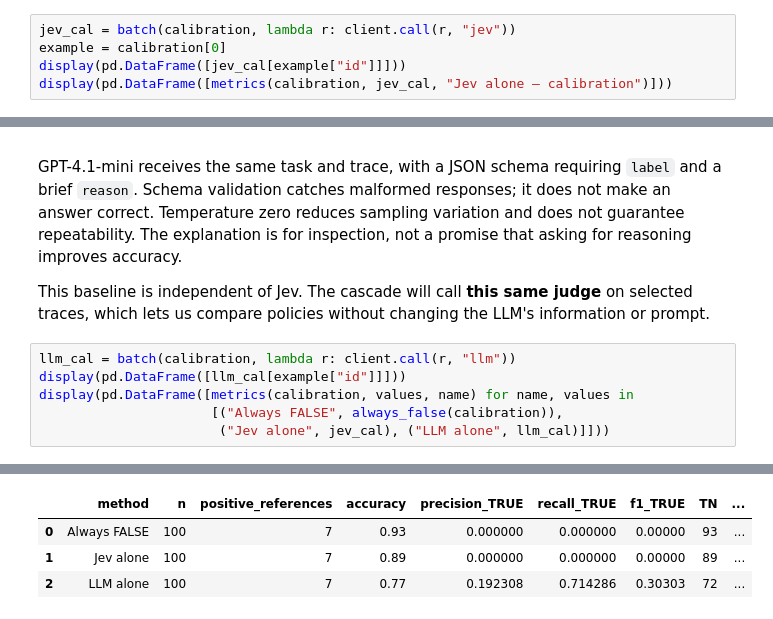
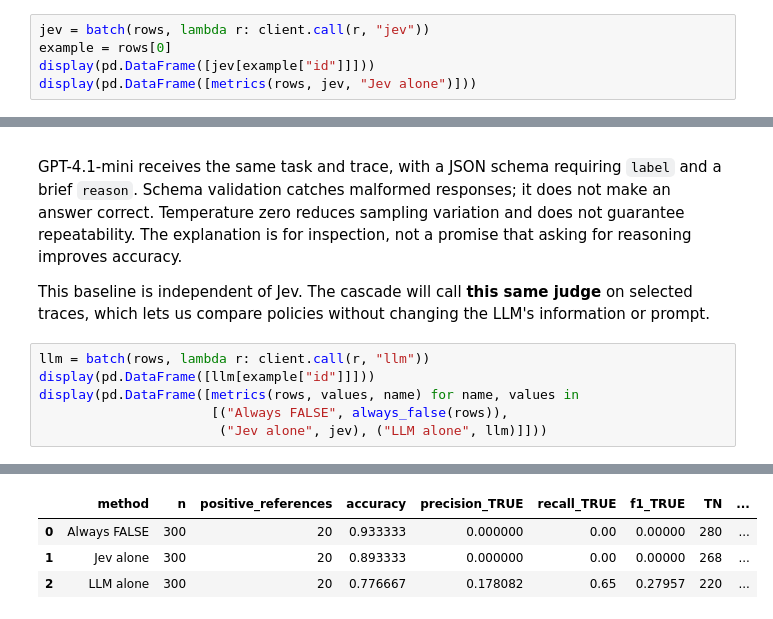
Before and after one commit to The-Gen-Academy/Mastering-Agentic-AI-Week4-Session1, a Jupyter notebook: AI-Evals-Principles/routing_agent_evals/llm_as_judge.ipynb, the cells around one changed output, grey strips where cells are left out. Drawn from its saved outputs; the diff is of its cells as text.

```diff
--- a/AI-Evals-Principles/routing_agent_evals/llm_as_judge.ipynb
+++ b/AI-Evals-Principles/routing_agent_evals/llm_as_judge.ipynb
@@ -234,9 +212,9 @@ and check its relationship with errors on our own data.
 [Choice documentation](https://docs.typesafe.ai/primitives/choice) ·
 [Confidence definition](https://docs.typesafe.ai/confidence)
 # %%
-jev_cal = batch(calibration, lambda r: client.call(r, "jev"))
-example = calibration[0]
-display(pd.DataFrame([jev_cal[example["id"]]]))
-display(pd.DataFrame([metrics(calibration, jev_cal, "Jev alone — calibration")]))
+jev = batch(rows, lambda r: client.call(r, "jev"))
+example = rows[0]
+display(pd.DataFrame([jev[example["id"]]]))
+display(pd.DataFrame([metrics(rows, jev, "Jev alone")]))
 # %% [output]
 |  | id | stage | request_hash | cost_usd | reported_cost_usd | estimated_cost_usd | estimated_cost_attempts | ... |
@@ -254,10 +232,10 @@ The explanation is for inspection, not a promise that asking for reasoning impro
 This baseline is independent of Jev. The cascade will call **this same judge** on selected
 traces, which lets us compare policies without changing the LLM's information or prompt.
 # %%
-llm_cal = batch(calibration, lambda r: client.call(r, "llm"))
-display(pd.DataFrame([llm_cal[example["id"]]]))
-display(pd.DataFrame([metrics(calibration, values, name) for name, values in
-                      [("Always FALSE", always_false(calibration)),
-                       ("Jev alone", jev_cal), ("LLM alone", llm_cal)]]))
+llm = batch(rows, lambda r: client.call(r, "llm"))
+display(pd.DataFrame([llm[example["id"]]]))
+display(pd.DataFrame([metrics(rows, values, name) for name, values in
+                      [("Always FALSE", always_false(rows)),
+                       ("Jev alone", jev), ("LLM alone", llm)]]))
 # %% [output]
 |  | id | stage | request_hash | cost_usd | reported_cost_usd | estimated_cost_usd | estimated_cost_attempts | ... |
@@ -265,5 +243,5 @@ display(pd.DataFrame([metrics(calibration, values, name) for name, values in
 |  | method | n | positive_references | accuracy | precision_TRUE | recall_TRUE | f1_TRUE | TN | ... |
-| 0 | Always FALSE | 100 | 7 | 0.93 | 0.000000 | 0.000000 | 0.00000 | 93 | ... |
-| 1 | Jev alone | 100 | 7 | 0.89 | 0.000000 | 0.000000 | 0.00000 | 89 | ... |
-| 2 | LLM alone | 100 | 7 | 0.77 | 0.192308 | 0.714286 | 0.30303 | 72 | ... |
+| 0 | Always FALSE | 300 | 20 | 0.933333 | 0.000000 | 0.00 | 0.00000 | 280 | ... |
+| 1 | Jev alone | 300 | 20 | 0.893333 | 0.000000 | 0.00 | 0.00000 | 268 | ... |
+| 2 | LLM alone | 300 | 20 | 0.776667 | 0.178082 | 0.65 | 0.27957 | 220 | ... |
 # %% [markdown]
```
Also changed, not shown: parts of 19 cells of this notebook, 4 other files.
